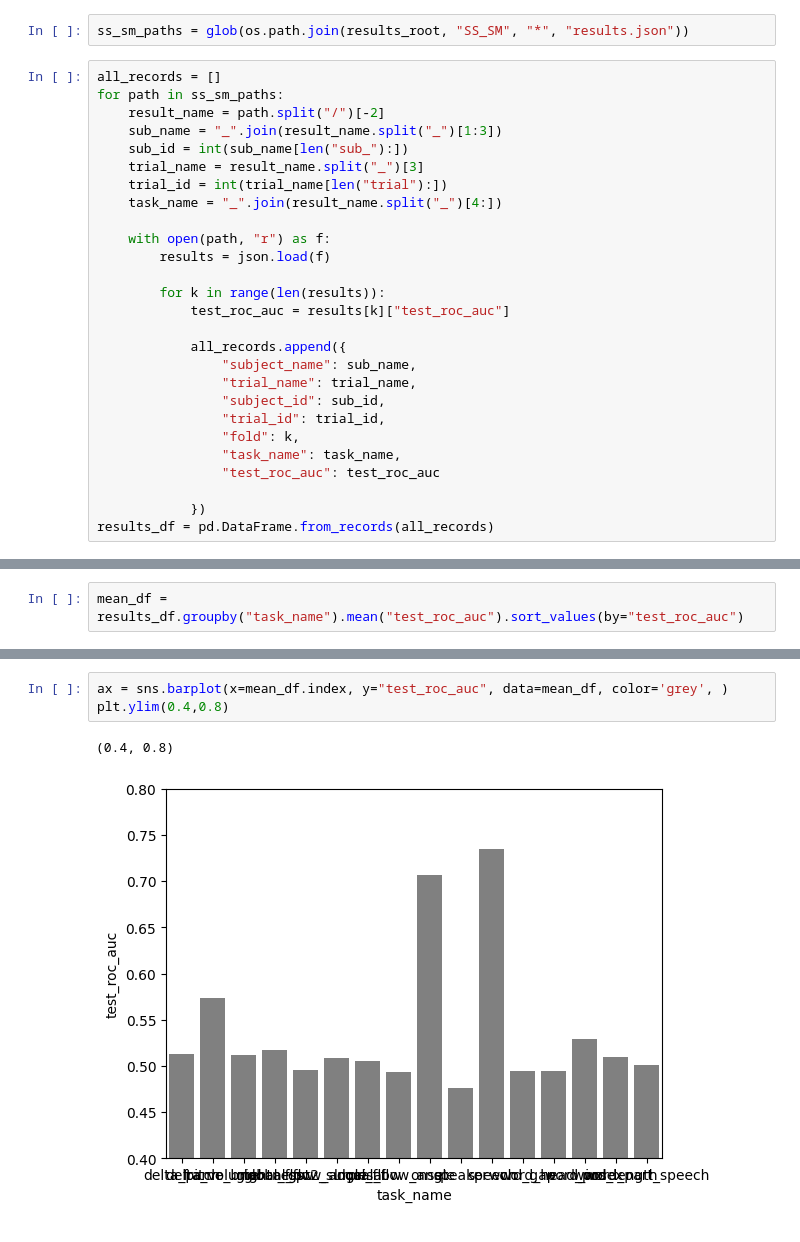
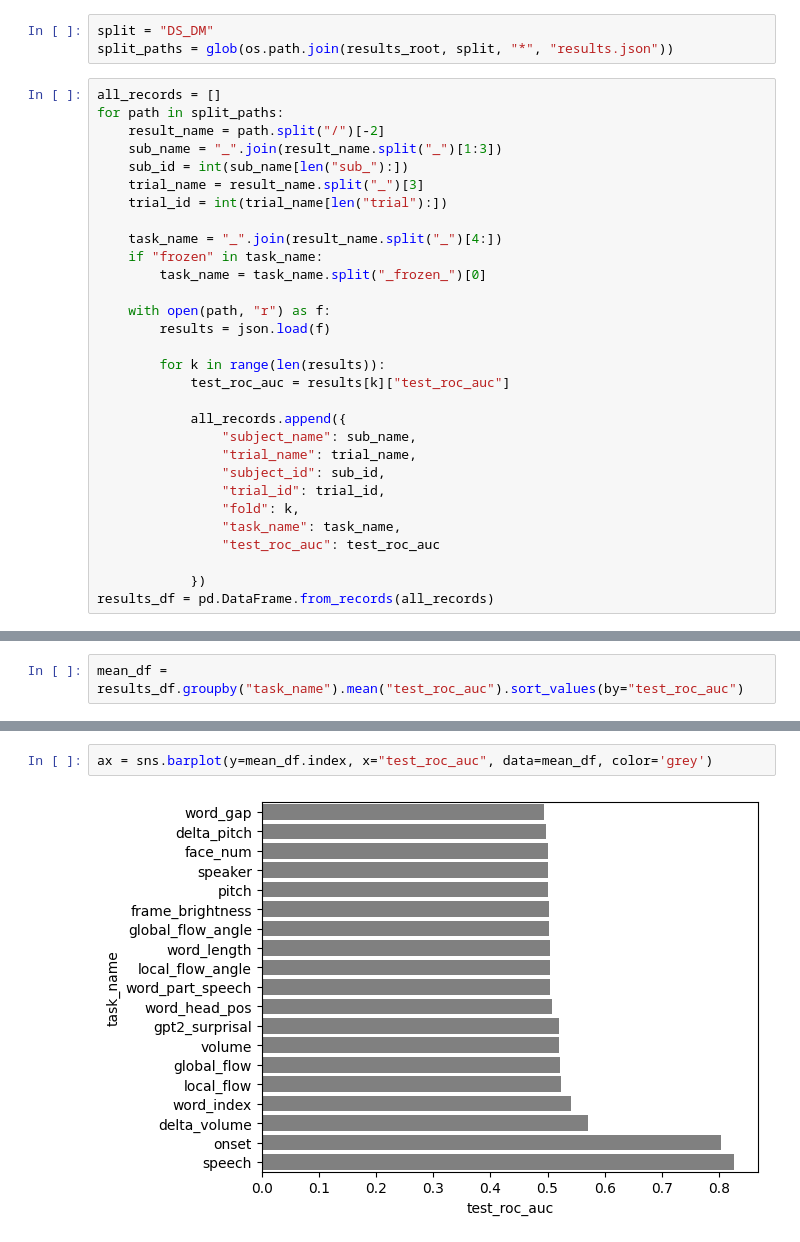
Before and after one commit to azaho/btbench, a Jupyter notebook: notebooks/plot_popt_results.ipynb, the cells around one changed output, grey strips where cells are left out. Saved outputs shown, nothing was run; the diff lists cells and outputs as text.

```diff
--- a/notebooks/plot_popt_results.ipynb
+++ b/notebooks/plot_popt_results.ipynb
@@ -8,16 +8,20 @@ import matplotlib.pyplot as plt
 # %%
 results_root="/storage/czw/btbench/outputs/btbench_popt_lite/"
 # %%
-ss_sm_paths = glob(os.path.join(results_root, "SS_SM", "*", "results.json"))
+split = "DS_DM"
+split_paths = glob(os.path.join(results_root, split, "*", "results.json"))
 # %%
 all_records = []
-for path in ss_sm_paths:
+for path in split_paths:
     result_name = path.split("/")[-2]
     sub_name = "_".join(result_name.split("_")[1:3])
     sub_id = int(sub_name[len("sub_"):])
     trial_name = result_name.split("_")[3]
     trial_id = int(trial_name[len("trial"):])
+
     task_name = "_".join(result_name.split("_")[4:])
+    if "frozen" in task_name:
+        task_name = task_name.split("_frozen_")[0]
 
     with open(path, "r") as f:
         results = json.load(f)
@@ -78,6 +89,4 @@ mean_df
 # %%
-ax = sns.barplot(x=mean_df.index, y="test_roc_auc", data=mean_df, color='grey', )
-plt.ylim(0.4,0.8)
+ax = sns.barplot(y=mean_df.index, x="test_roc_auc", data=mean_df, color='grey')
 # %% [output]
-(0.4, 0.8)
-[figure, old version]
+[figure, new version]
```
Also changed, not shown: parts of 10 cells of this notebook, 2 other files.
